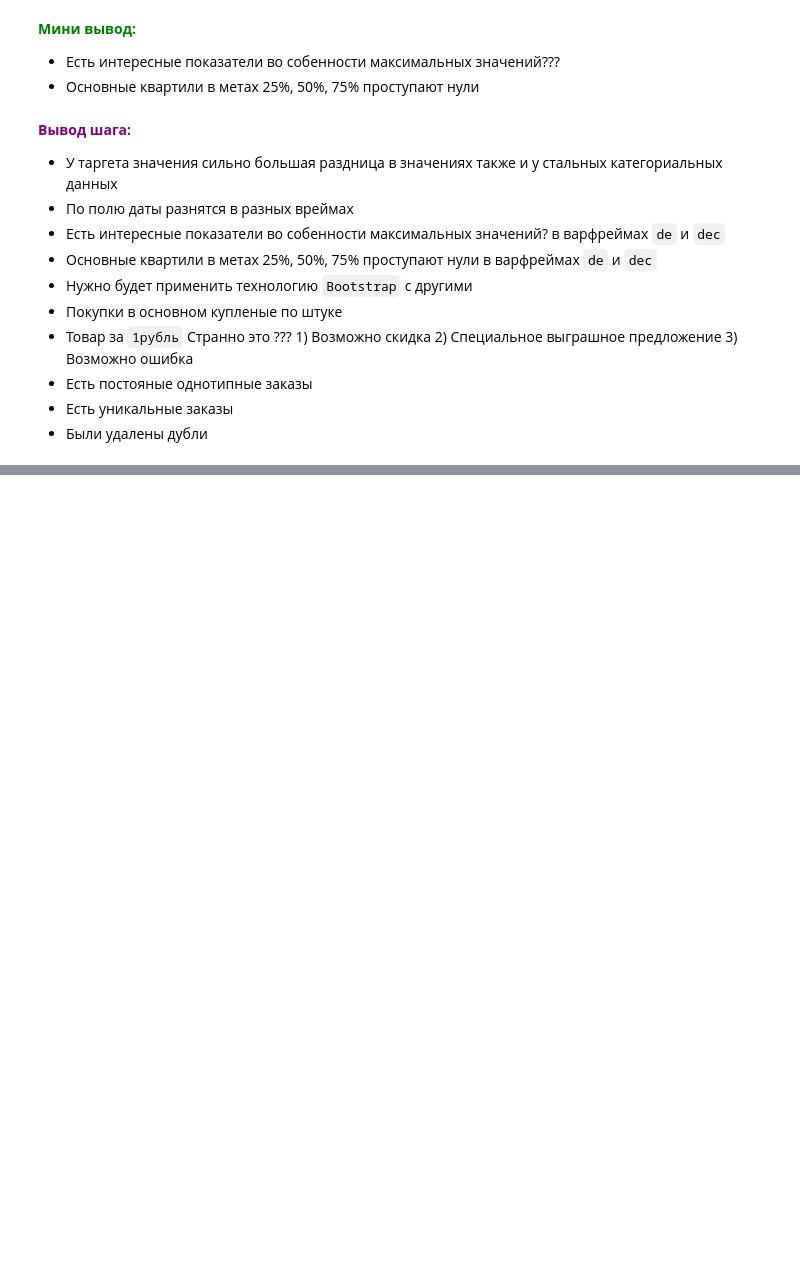
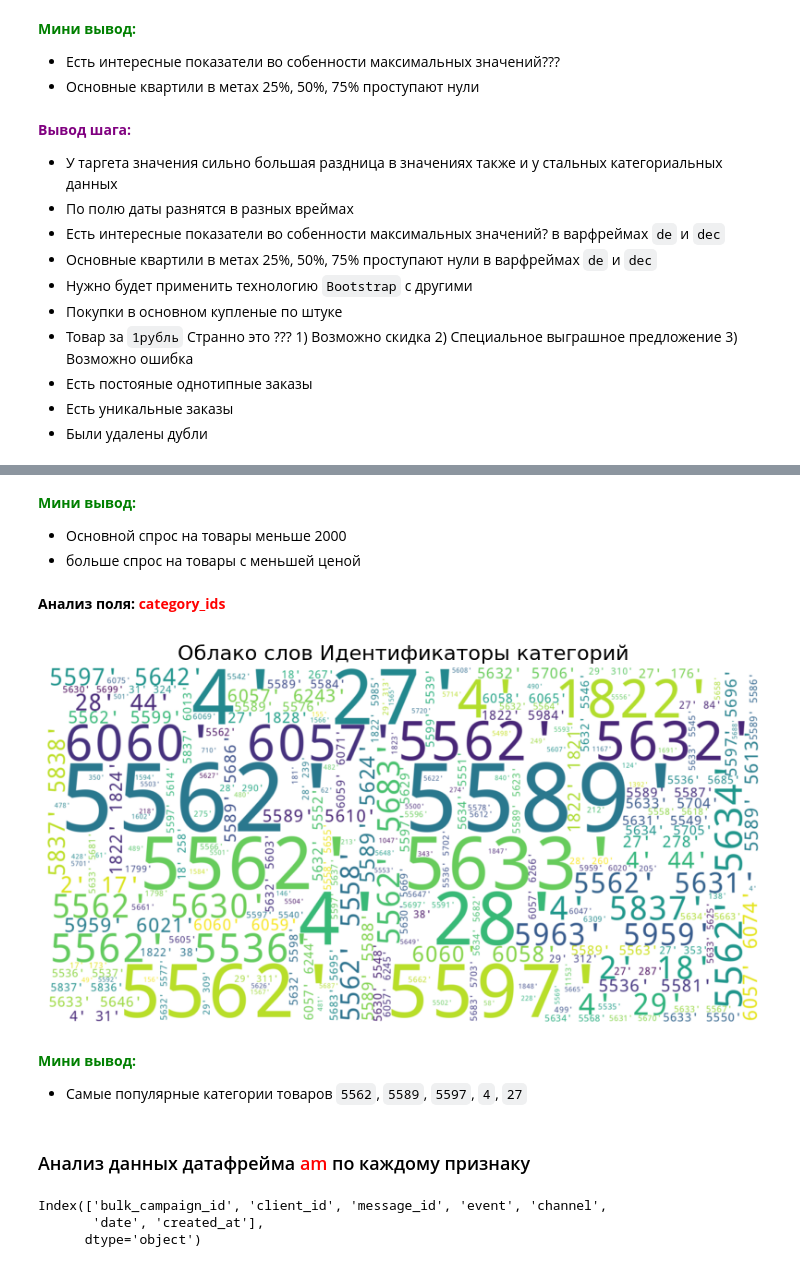
Before and after one commit to OsKaLis/predicting_user_behavior_in_the_marketplace, a Jupyter notebook: m4s22_marketplace.ipynb, the cells around one changed output, grey strips where cells are left out. Cells and saved outputs as stored; diff of their text form; code cells hidden in the pictures; blank space fills up the shorter version.

```diff
--- a/m4s22_marketplace.ipynb
+++ b/m4s22_marketplace.ipynb
@@ -999,0 +1104,35 @@ table_describe_quantitative_values(dec)
+# %% [markdown]
+**<span style='color:green'>Мини вывод:</span>**
+
+- Основной спрос на товары меньше 2000
+- больше спрос на товары с меньшей ценой
+# %% [markdown]
+**Анализ поля: <span style='color:red'>category_ids</span>**
+# %%
+# Получить уникальные значения
+unique_model = ap['category_ids'].unique().tolist()
+# Получить строчку и уникальных значений
+text_unique_model = ' '.join(unique_model)
+# Подготовка к показу
+wordcloud_model = WordCloud(width=1600, height=800, background_color='white', colormap='viridis').generate(text_unique_model)
+# Построение композиции
+plt.figure(figsize=(10, 5))
+plt.title(f'Облако слов {list_field_ap["category_ids"]}', fontsize=16)
+plt.imshow(wordcloud_model, interpolation='bilinear')
+plt.axis('off')
+plt.show()
+# %% [output]
+[figure, added]
+# %% [markdown]
+**<span style='color:green'>Мини вывод:</span>**
+
+- Самые популярные категории товаров `5562`, `5589`, `5597`, `4`, `27`
+# %% [markdown]
+### Анализ данных датафрейма <span style='color:red'>am</span> по каждому признаку
+# %%
+# Показать колонки
+am.columns
+# %% [output]
+Index(['bulk_campaign_id', 'client_id', 'message_id', 'event', 'channel',
+       'date', 'created_at'],
+      dtype='object')
```
Also changed, not shown: parts of 111 cells of this notebook, 5 other files.
